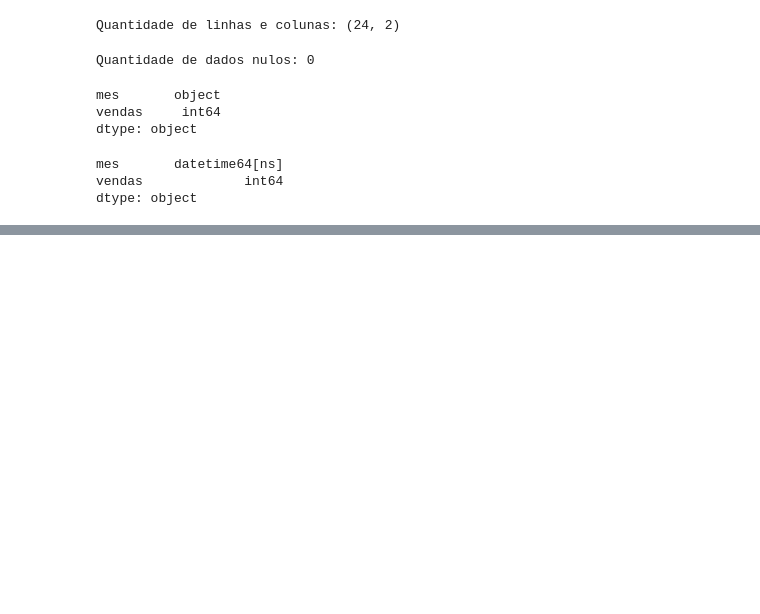
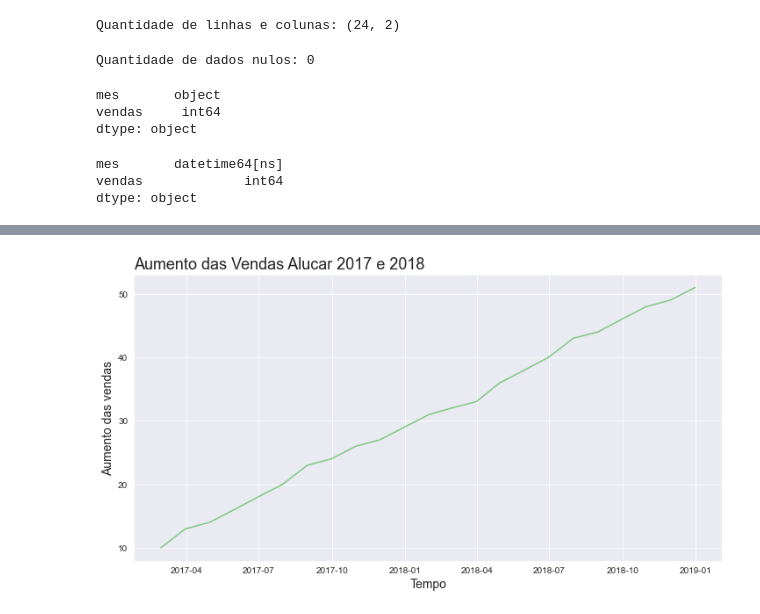
Before and after one commit to ebalcantara/Data-Science---An-lise-de-s-ries-temporais, a Jupyter notebook: Time series.ipynb, the cells around one changed output, grey strips where cells are left out. Cells and saved outputs as stored; diff of their text form; code cells hidden in the pictures; blank space fills up the shorter version.

```diff
--- a/Time series.ipynb
+++ b/Time series.ipynb
@@ -62,0 +75,3 @@ sns.lineplot(x = 'mes', y = 'vendas', data = alucar)
+# %%
+alucar['aumento'] = alucar['vendas'].diff()
+alucar.head()
@@ -62,0 +85,11 @@ sns.lineplot(x = 'mes', y = 'vendas', data = alucar)
+# %%
+sns.set_palette('Accent') #Setando uma paleta de cor
+sns.set_style('darkgrid') #Setando uma grid line
+ax = sns.lineplot(x = 'mes', y = 'aumento', data = alucar) #Plotando o gráfico
+ax.figure.set_size_inches(12, 6) #Definindo o tamanho do gráfico
+ax.set_title('Aumento das Vendas Alucar 2017 e 2018', loc = 'left', fontsize = 18) #Definindo um titulo
+ax.set_xlabel('Tempo', fontsize = 14) #Definindo a legenda do eixo x
+ax.set_ylabel('Aumento das vendas', fontsize = 14) #Definindo a legenda do eixo y
+ax = ax #Atribuindo ax a ax para ocultar informações desnecessárias
+# %% [output]
+[figure, added]
```
Also changed, not shown: parts of 83 cells of this notebook.
